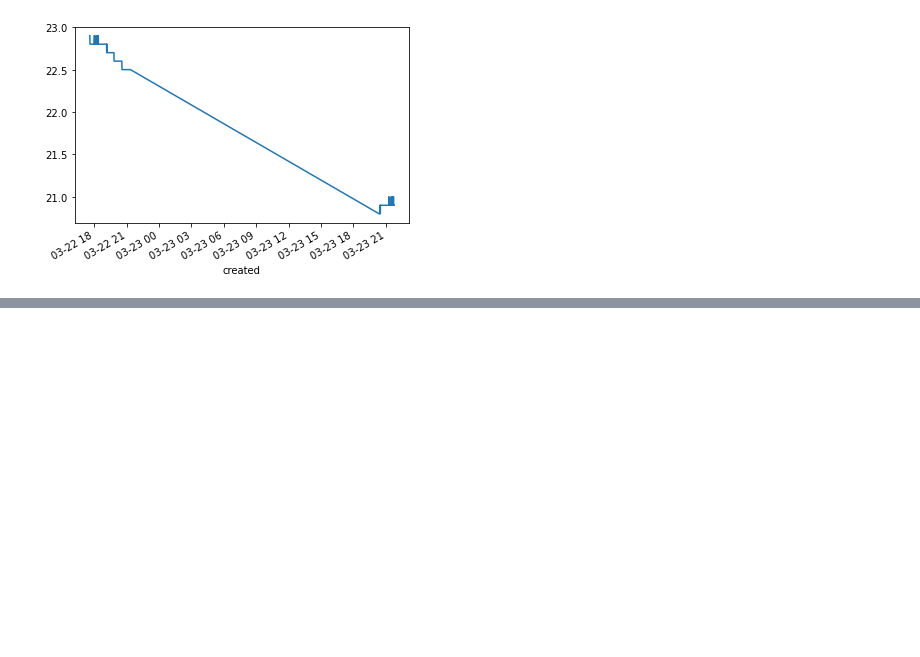
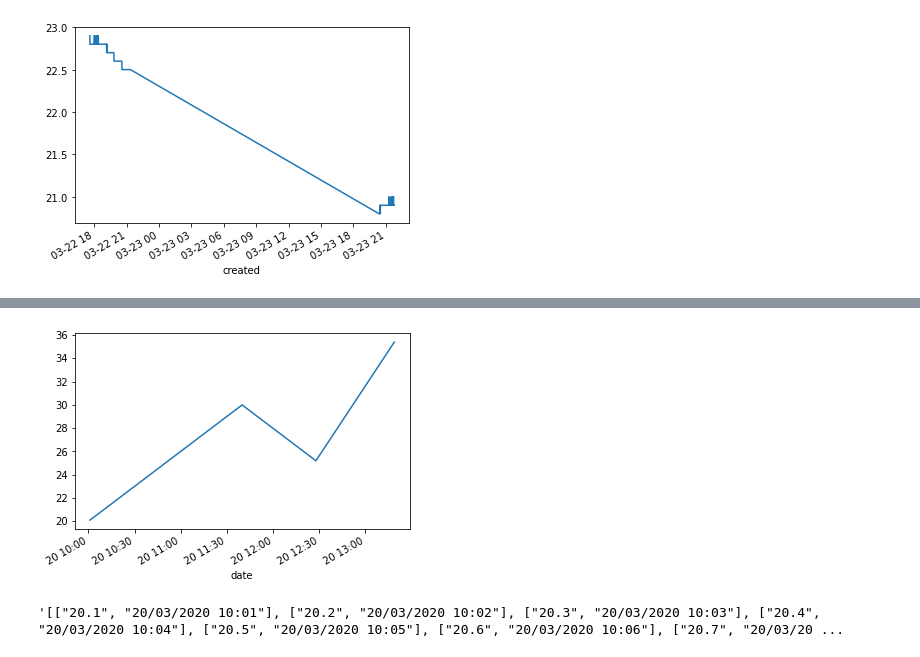
Before and after one commit to bceolincamargo/homebrew, a Jupyter notebook: Chart_Example.ipynb, the cells around one changed output, grey strips where cells are left out. Cells and saved outputs as stored; diff of their text form; code cells hidden in the pictures; blank space fills up the shorter version.

Commit message:
adding charts

```diff
--- a/Chart_Example.ipynb
+++ b/Chart_Example.ipynb
@@ -89,3 +89,9 @@ dfbrew.index
 dfbrew.set_index('created')['beertemp'].plot();
 # %% [output]
 [figure]
+# %%
+import pandas as pd
+
+df = pd.read_excel (r'C:\Users\bceolincamar\Documents\GitHub\rubish.xlsx')
+
+df.info()
@@ -91,0 +108,6 @@ dfbrew.set_index('created')['beertemp'].plot();
+# %%
+import matplotlib
+df.index
+df.set_index('date')['beertemp'].plot();
+# %% [output]
+[figure, added]
@@ -91,0 +136,4 @@ dfbrew.set_index('created')['beertemp'].plot();
+# %%
+getdata()
+# %% [output]
+'[["20.1", "20/03/2020 10:01"], ["20.2", "20/03/2020 10:02"], ["20.3", "20/03/2020 10:03"], ["20.4", "20/03/2020 10:04"], ["20.5", "20/03/2020 10:05"], ["20.6", "20/03/2020 10:06"], ["20.7", "20/03/20 ...
```
Also changed, not shown: parts of 2 cells of this notebook, 12 other files.
